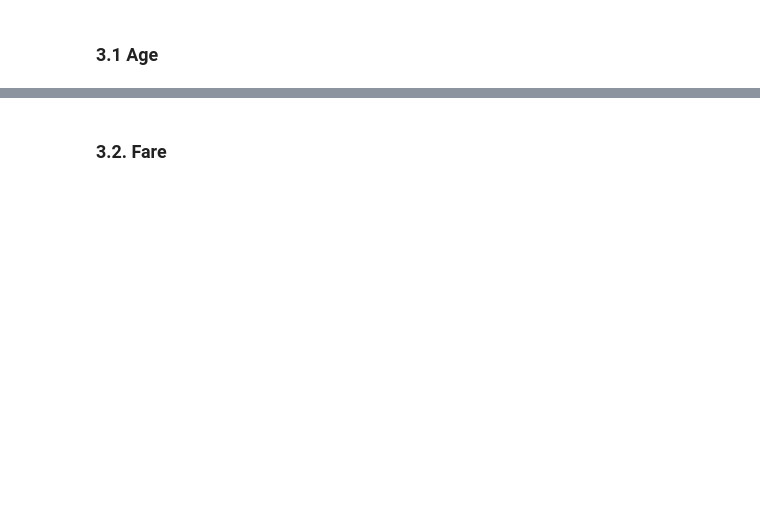
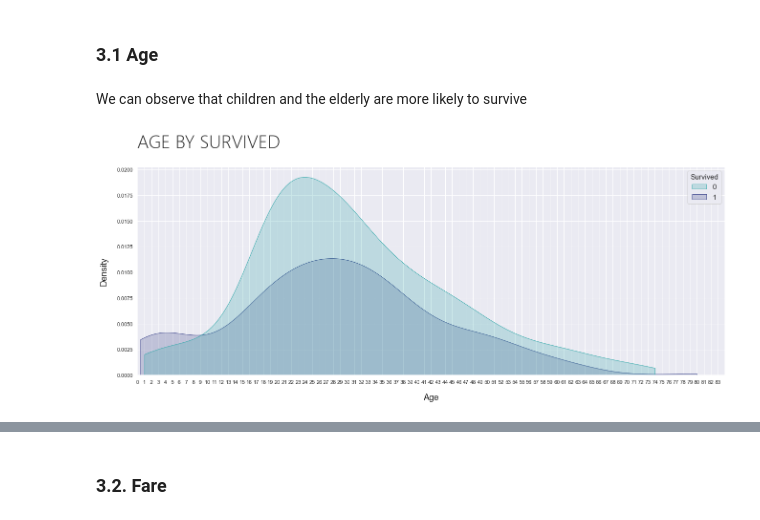
Before and after one commit to mathanssen/titanic, a Jupyter notebook: notebook/Titanic.ipynb, the cells around one changed output, grey strips where cells are left out. Drawn from its saved outputs; the diff is of its cells as text; code cells hidden in the pictures; blank space fills up the shorter version.

```diff
--- a/notebook/Titanic.ipynb
+++ b/notebook/Titanic.ipynb
@@ -182,14 +229,18 @@ df_train.info()
 # %% [markdown]
 ### 3.1 Age
+# %% [markdown]
+We can observe that children and the elderly are more likely to survive
 # %%
 fig = plt.figure(figsize=(22,8))
-kde = sns.kdeplot(x="Age", data=df_train, cut=0, hue="Survived", fill=True, legend=True, palette="plasma_r")
+kde = sns.kdeplot(x="Age", data=df_train, cut=0, hue="Survived", fill=True, legend=True, palette="mako_r")
 
 plt.xlim(0)
 
 kde.xaxis.set_major_locator(ticker.MultipleLocator(1))
 kde.xaxis.set_major_formatter(ticker.ScalarFormatter())
 
 fig.suptitle("AGE BY SURVIVED", x=0.125, y=1.0, ha='left', fontweight=100, fontfamily='Segoe UI', size=39);
+# %% [output]
+[figure, added]
 # %%
 fig = plt.figure(figsize=(22, 8))
```
Also changed, not shown: parts of 116 cells of this notebook, 1 other file.
